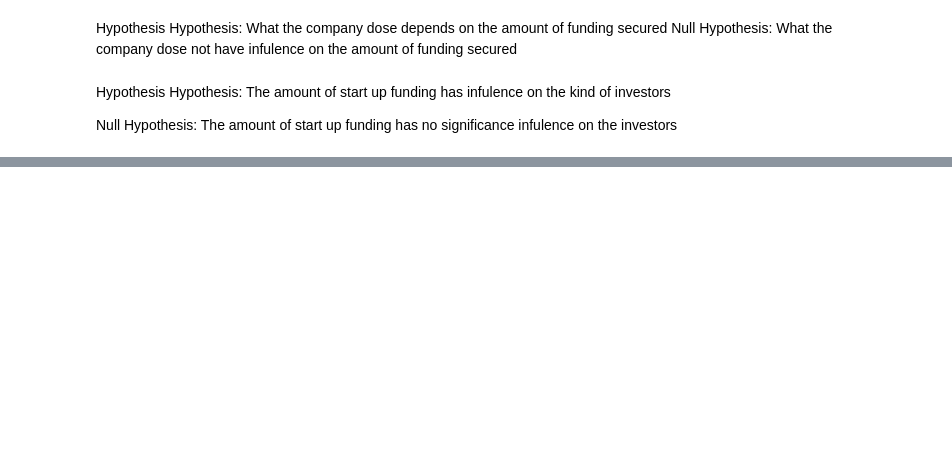
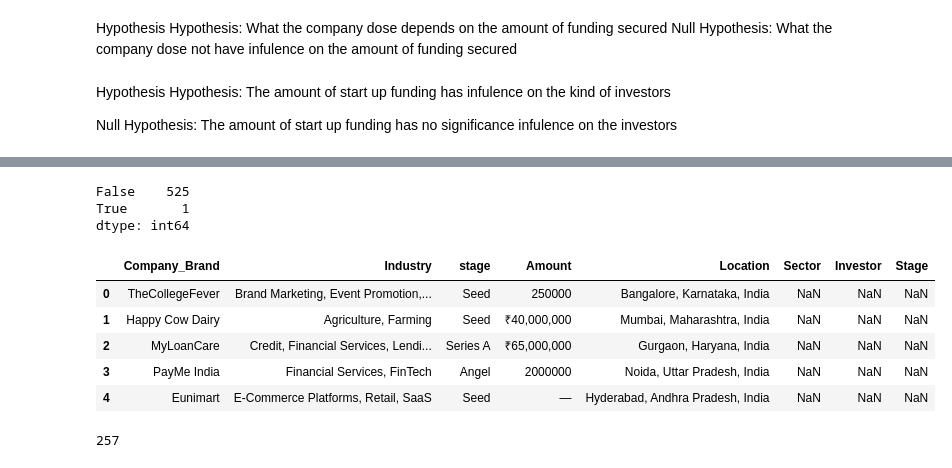
Before and after one commit to obiuzoma/LP1-project, a Jupyter notebook: lp1.ipynb, the cells around one changed output, grey strips where cells are left out. Saved outputs shown, nothing was run; the diff lists cells and outputs as text; code cells hidden in the pictures; blank space fills up the shorter version.

```diff
--- a/lp1.ipynb
+++ b/lp1.ipynb
@@ -159,0 +225,26 @@ su_21['Year']='2021'
+# %%
+data_2018_new.duplicated().value_counts()
+# %% [output]
+False    525
+True       1
+dtype: int64
+# %%
+data_18= data_18.rename(columns={'Company Name':'Company_Brand','Sector':'Industry','Location':'Location','Amount':'Amount','Round/Series':'stage'})
+data_19= data_19.rename(columns={'Company/Brand':'Company_Brand','Industry':'Industry','HeadQuarter':'Location','Amount($)':'Amount','stage':'stage'})
+data_20= data_20.rename(columns={'Company_Brand':'Company_Brand','Sector':'Industry','HeadQuarter':'Location','Amount':'Amount','Stage':'stage'})
+data_21= data_21.rename(columns={'Company_Brand':'Company_Brand','Sector':'Industry','HeadQuarter':'Location','Amount':'Amount','Stage':'stage'})
+# %%
+starup_df = pd.concat([data_18,data_19,data_20,data_21], axis=0)
+# %%
+starup_df.head(5)
+# %% [output]
+|  | Company_Brand | Industry | stage | Amount | Location | Sector | Investor | Stage |
+| 0 | TheCollegeFever | Brand Marketing, Event Promotion,... | Seed | 250000 | Bangalore, Karnataka, India | NaN | NaN | NaN |
+| 1 | Happy Cow Dairy | Agriculture, Farming | Seed | ₹40,000,000 | Mumbai, Maharashtra, India | NaN | NaN | NaN |
+| 2 | MyLoanCare | Credit, Financial Services, Lendi... | Series A | ₹65,000,000 | Gurgaon, Haryana, India | NaN | NaN | NaN |
+| 3 | PayMe India | Financial Services, FinTech | Angel | 2000000 | Noida, Uttar Pradesh, India | NaN | NaN | NaN |
+| 4 | Eunimart | E-Commerce Platforms, Retail, SaaS | Seed | — | Hyderabad, Andhra Pradesh, India | NaN | NaN | NaN |
+# %%
+starup_df['Amount'].isna().sum()
+# %% [output]
+257
```
Also changed, not shown: parts of 34 cells of this notebook.
